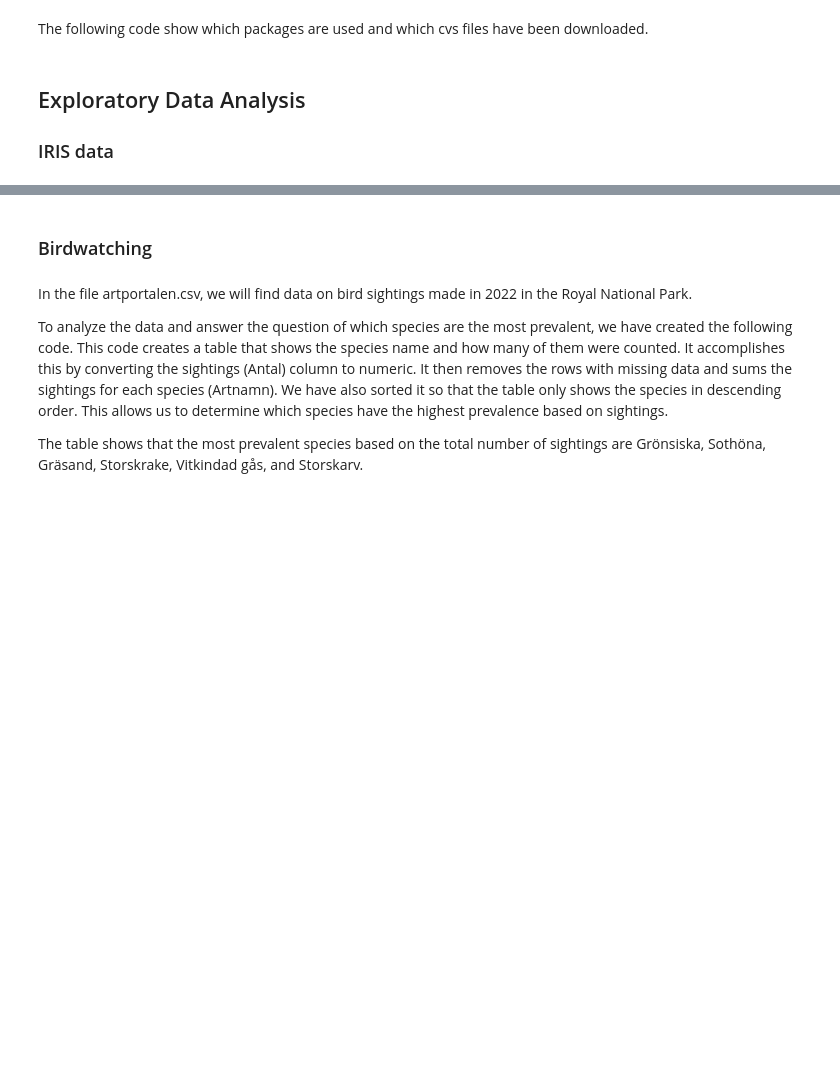
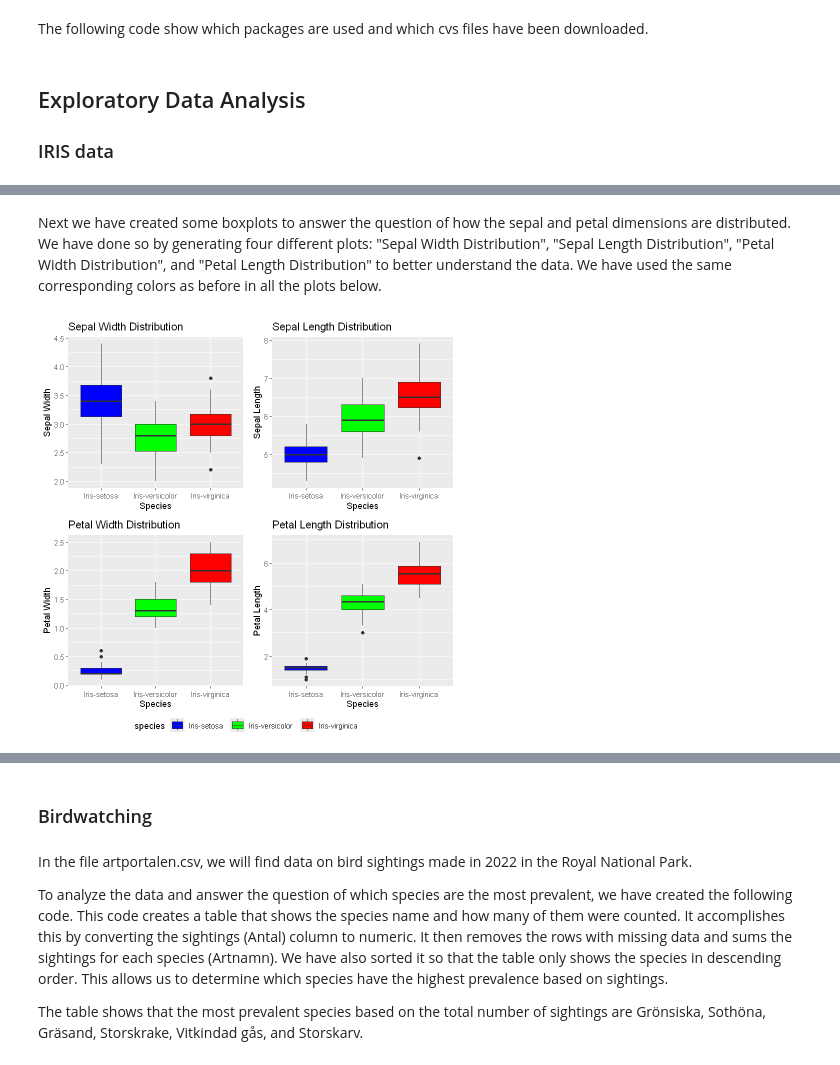
Before and after one commit to OliviaRislund/su-mt4007, a Jupyter notebook: HW3/HW3.ipynb, the cells around one changed output, grey strips where cells are left out. Saved outputs shown, nothing was run; the diff lists cells and outputs as text; code cells hidden in the pictures; blank space fills up the shorter version.

```diff
--- a/HW3/HW3.ipynb
+++ b/HW3/HW3.ipynb
@@ -80,0 +53,32 @@ grid.arrange(plot1, plot2, plot3, plot4, ncol = 2)
+# %% [markdown]
+Next we have created some boxplots to answer the question of how the sepal and petal dimensions are distributed. We have done so by generating four different plots: "Sepal Width Distribution", "Sepal Length Distribution", "Petal Width Distribution", and "Petal Length Distribution" to better understand the data. We have used the same corresponding colors as before in all the plots below.
+# %%
+# Visualizing the distribution of sepal and petal dimensions across species
+plot3 <- ggplot(df_one, aes(x = species, y = sepal_width, fill = species)) +
+  geom_boxplot() +
+  scale_fill_manual(values = c("Iris-setosa" = "blue", "Iris-versicolor" = "green", "Iris-virginica" = "red")) +
+  labs(title = "Sepal Width Distribution", x = "Species", y = "Sepal Width")
+
+plot4 <- ggplot(df_one, aes(x = species, y = sepal_length, fill = species)) +
+  geom_boxplot() +
+  scale_fill_manual(values = c("Iris-setosa" = "blue", "Iris-versicolor" = "green", "Iris-virginica" = "red")) +
+  labs(title = "Sepal Length Distribution", x = "Species", y = "Sepal Length")
+
+plot5 <- ggplot(df_one, aes(x = species, y = petal_width, fill = species)) +
+  geom_boxplot() +
+  scale_fill_manual(values = c("Iris-setosa" = "blue", "Iris-versicolor" = "green", "Iris-virginica" = "red")) +
+  labs(title = "Petal Width Distribution", x = "Species", y = "Petal Width")
+
+plot6 <- ggplot(df_one, aes(x = species, y = petal_length, fill = species)) +
+  geom_boxplot() +
+  scale_fill_manual(values = c("Iris-setosa" = "blue", "Iris-versicolor" = "green", "Iris-virginica" = "red")) +
+  labs(title = "Petal Length Distribution", x = "Species", y = "Petal Length")
+
+#Combining the plots into a single figure
+ggarrange(
+  plot3, plot4, plot5, plot6,
+  ncol = 2, nrow = 2,
+  common.legend = TRUE, legend = "bottom"
+)
+# %% [output]
+[figure, added]
```
Also changed, not shown: parts of 17 cells of this notebook, 2 other files.
